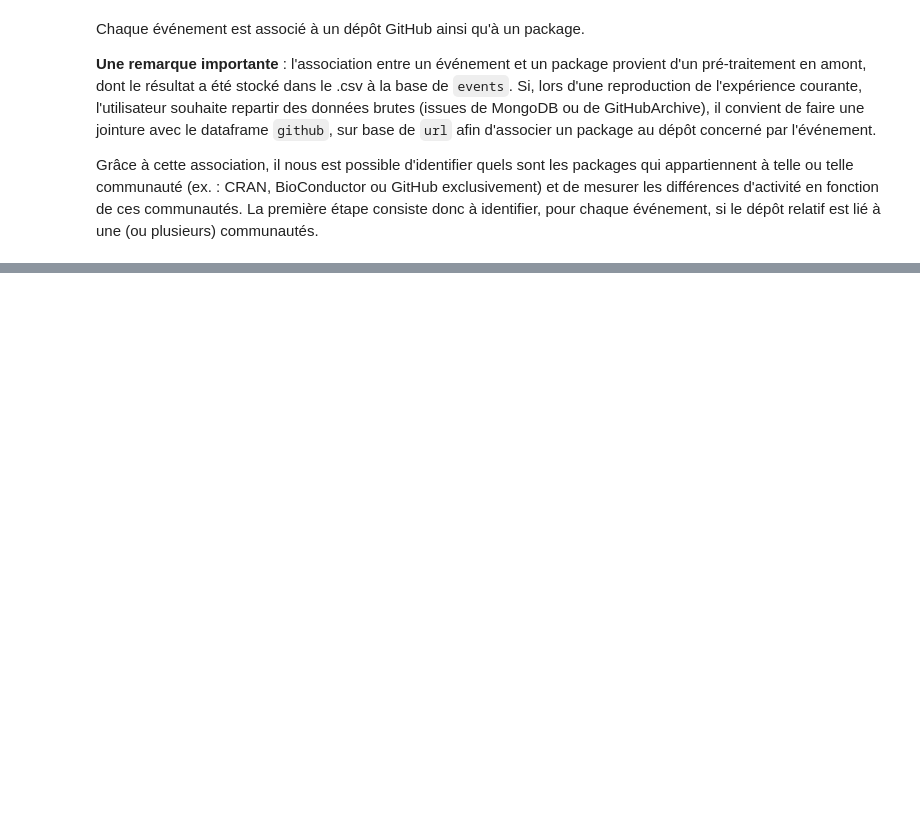
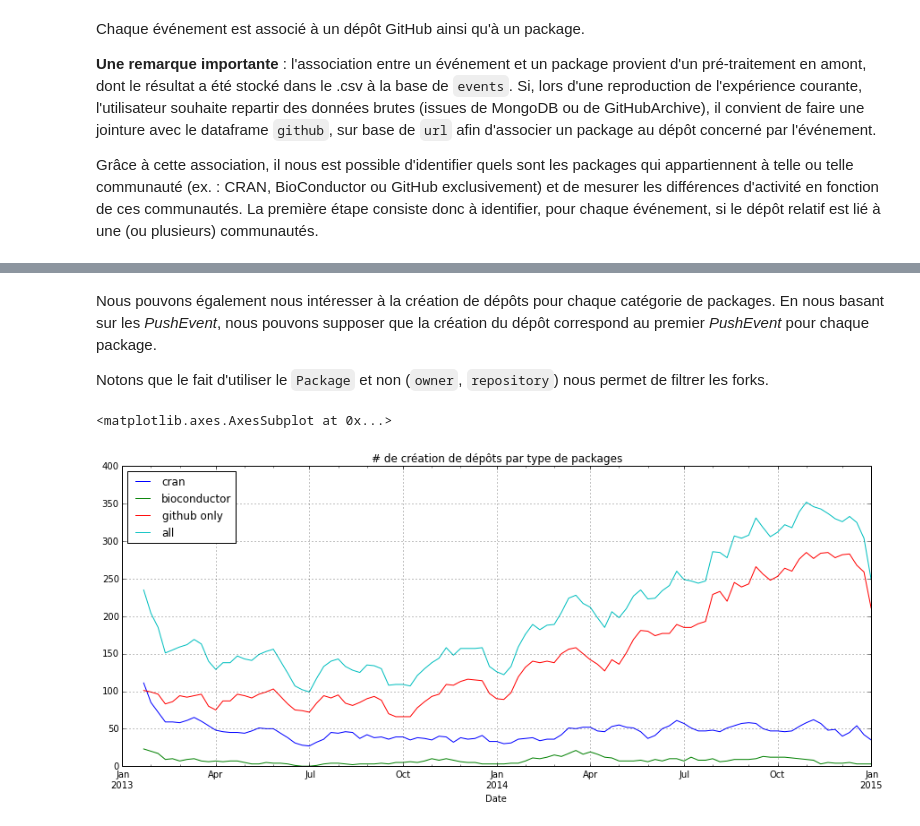
Before and after one commit to maelick/GitHub-API-Helpers, a Jupyter notebook: notebooks/R Package Activity on GitHub.ipynb, the cells around one changed output, grey strips where cells are left out. Drawn from its saved outputs; the diff is of its cells as text; code cells hidden in the pictures; blank space fills up the shorter version.

```diff
--- a/notebooks/R Package Activity on GitHub.ipynb
+++ b/notebooks/R Package Activity on GitHub.ipynb
@@ -115 +115,12 @@ _.plot(figsize=(15, 6), title=u'# événements "PushEvent" par type de packages'
 [figure]
+# %% [markdown]
+Nous pouvons également nous intéresser à la création de dépôts pour chaque catégorie de packages. En nous basant sur les *PushEvent*, nous pouvons supposer que la création du dépôt correspond au premier *PushEvent* pour chaque package.
+
+Notons que le fait d'utiliser le `Package` et non (`owner`, `repository`) nous permet de filtrer les forks.
+# %%
+events_first = events.drop_duplicates(('Package',))
+_1 = pandas.stats.moments.rolling_sum(events_first[columns], 4, freq='1W', how='sum')
+_1.plot(figsize=(15, 6), title=u'# de création de dépôts par type de packages')
+# %% [output]
+<matplotlib.axes.AxesSubplot at 0x...>
+[figure, added]
```
Also changed, not shown: parts of 4 cells of this notebook, 1 other file.
